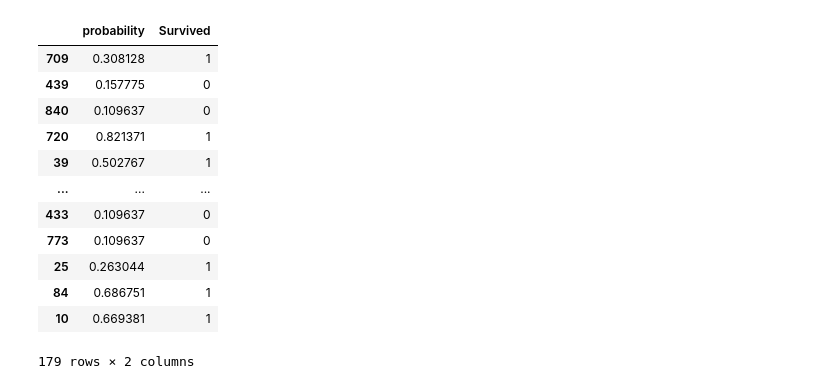
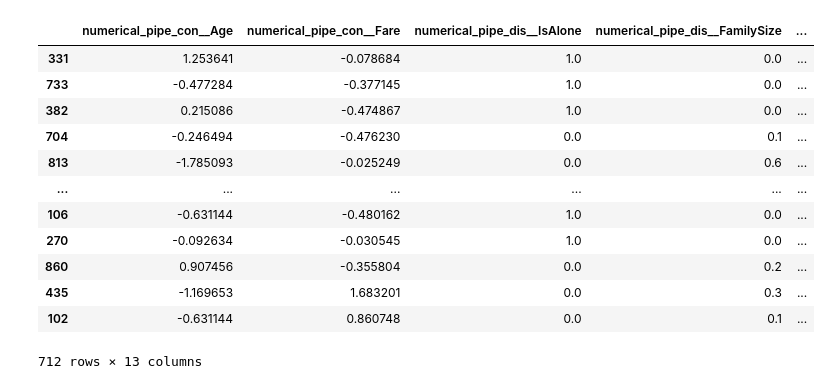
Before and after one commit to gustavoVferrari/kaggle, a Jupyter notebook: Classification/Titanic/notebooks/sandbox.ipynb, the cells around one changed output. Cells and saved outputs as stored; diff of their text form; code cells hidden in the pictures.

```diff
--- a/Classification/Titanic/notebooks/sandbox.ipynb
+++ b/Classification/Titanic/notebooks/sandbox.ipynb
@@ -66,5 +60,21 @@ y_val = pd.read_parquet(
         config['data']['feature_eng'],
         f"y_val_feat_eng_{pipeline_name}.parquet")
 )
+# %%
+X_train
+# %% [output]
+|  | numerical_pipe_con__Age | numerical_pipe_con__Fare | numerical_pipe_dis__IsAlone | numerical_pipe_dis__FamilySize | ... |
+| 331 | 1.253641 | -0.078684 | 1.0 | 0.0 | ... |
+| 733 | -0.477284 | -0.377145 | 1.0 | 0.0 | ... |
+| 382 | 0.215086 | -0.474867 | 1.0 | 0.0 | ... |
+| 704 | -0.246494 | -0.476230 | 0.0 | 0.1 | ... |
+| 813 | -1.785093 | -0.025249 | 0.0 | 0.6 | ... |
+| ... | ... | ... | ... | ... | ... |
+| 106 | -0.631144 | -0.480162 | 1.0 | 0.0 | ... |
+| 270 | -0.092634 | -0.030545 | 1.0 | 0.0 | ... |
+| 860 | 0.907456 | -0.355804 | 0.0 | 0.2 | ... |
+| 435 | -1.169653 | 1.683201 | 0.0 | 0.3 | ... |
+| 102 | -0.631144 | 0.860748 | 0.0 | 0.1 | ... |
+712 rows × 13 columns
 # %%
 X_val.drop(
@@ -83,16 +88,0 @@ tmp = pd.read_parquet(path)
-# %%
-pd.concat([tmp, y_val], axis=1)
-# %% [output]
-|  | probability | Survived |
-| 709 | 0.308128 | 1 |
-| 439 | 0.157775 | 0 |
-| 840 | 0.109637 | 0 |
-| 720 | 0.821371 | 1 |
-| 39 | 0.502767 | 1 |
-| ... | ... | ... |
-| 433 | 0.109637 | 0 |
-| 773 | 0.109637 | 0 |
-| 25 | 0.263044 | 1 |
-| 84 | 0.686751 | 1 |
-| 10 | 0.669381 | 1 |
-179 rows × 2 columns
```
Also changed, not shown: parts of 12 cells of this notebook, 9 other files.
